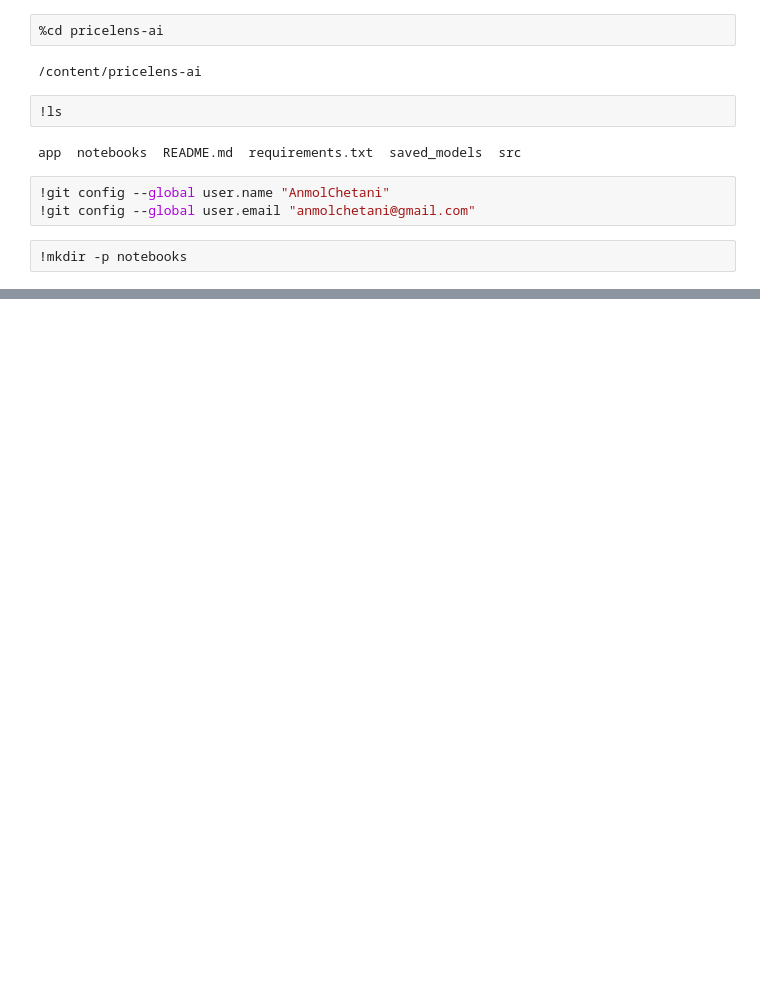
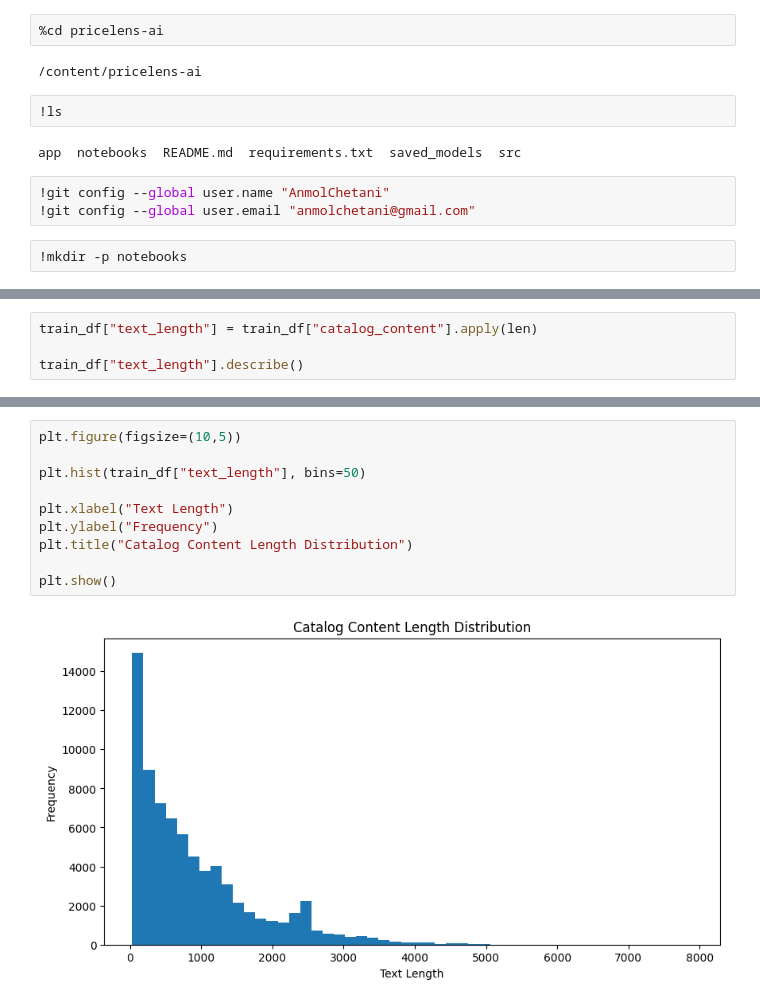
Before and after one commit to AnmolChetani/pricelens-ai, a Jupyter notebook: notebooks/01_EDA.ipynb, the cells around one changed output, grey strips where cells are left out. Cells and saved outputs as stored; diff of their text form; blank space fills up the shorter version.

```diff
--- a/notebooks/01_EDA.ipynb
+++ b/notebooks/01_EDA.ipynb
@@ -25,0 +173,4 @@ app  notebooks  README.md  requirements.txt  saved_models  src
+# %%
+train_df["text_length"] = train_df["catalog_content"].apply(len)
+
+train_df["text_length"].describe()
@@ -25,0 +188,12 @@ app  notebooks  README.md  requirements.txt  saved_models  src
+# %%
+plt.figure(figsize=(10,5))
+
+plt.hist(train_df["text_length"], bins=50)
+
+plt.xlabel("Text Length")
+plt.ylabel("Frequency")
+plt.title("Catalog Content Length Distribution")
+
+plt.show()
+# %% [output]
+[figure, added]
```
Also changed, not shown: parts of 18 cells of this notebook.
